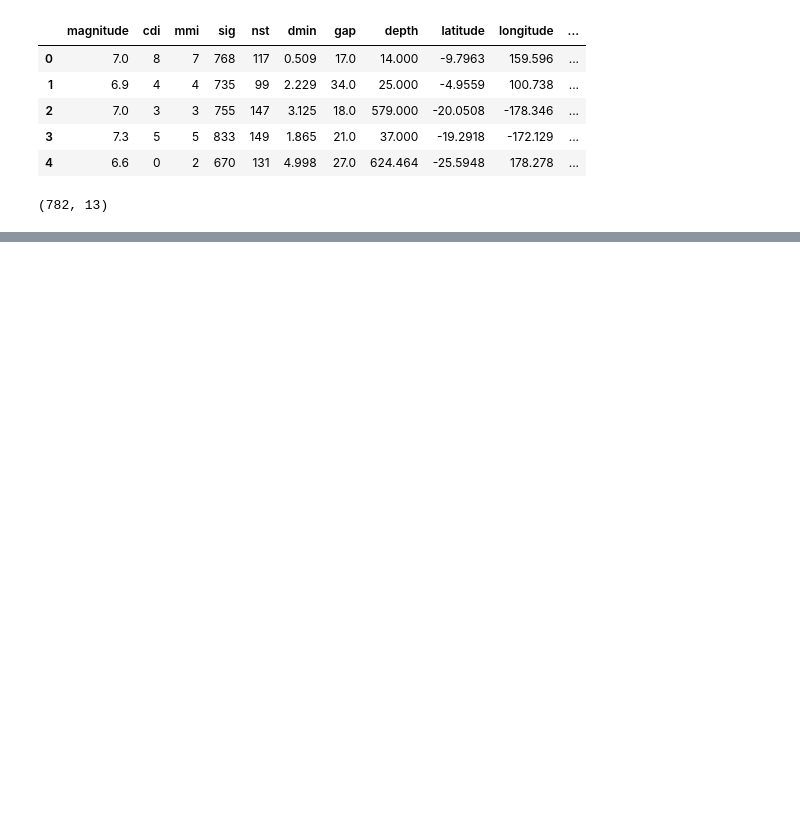
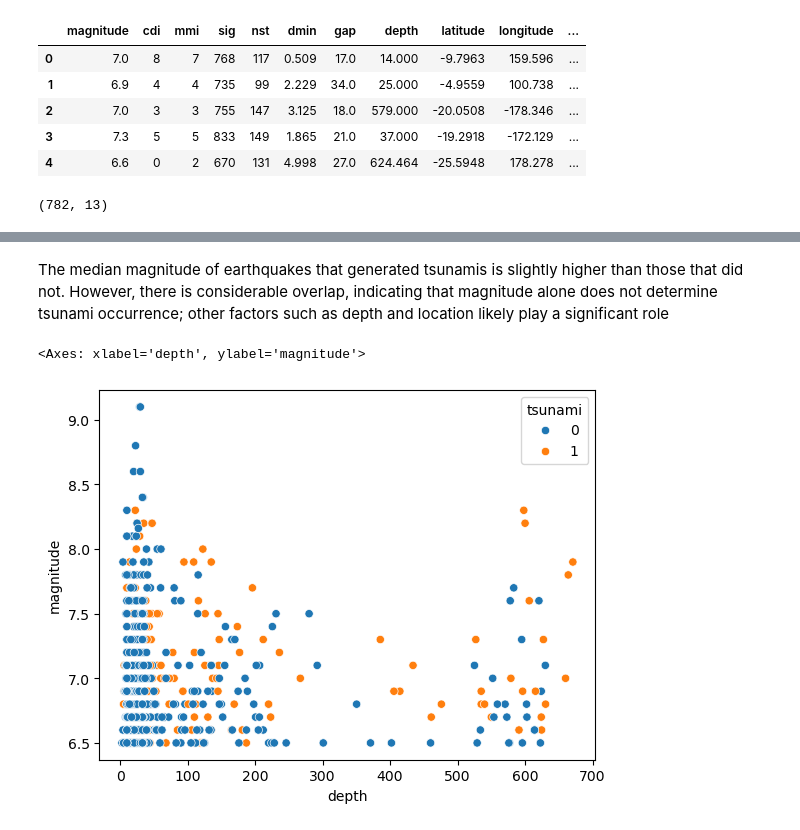
Before and after one commit to Aparna-31/Earthquake-Tsunami-Predictor, a Jupyter notebook: Tsunami Prediction.ipynb, the cells around one changed output, grey strips where cells are left out. Saved outputs shown, nothing was run; the diff lists cells and outputs as text; code cells hidden in the pictures; blank space fills up the shorter version.

```diff
--- a/Tsunami Prediction.ipynb
+++ b/Tsunami Prediction.ipynb
@@ -22,0 +68,7 @@ data.shape
+# %% [markdown]
+The median magnitude of earthquakes that generated tsunamis is slightly higher than those that did not. However, there is considerable overlap, indicating that magnitude alone does not determine tsunami occurrence; other factors such as depth and location likely play a significant role
+# %%
+sns.scatterplot(x='depth', y='magnitude', hue='tsunami', data=data)
+# %% [output]
+<Axes: xlabel='depth', ylabel='magnitude'>
+[figure, added]
```
Also changed, not shown: parts of 18 cells of this notebook.
